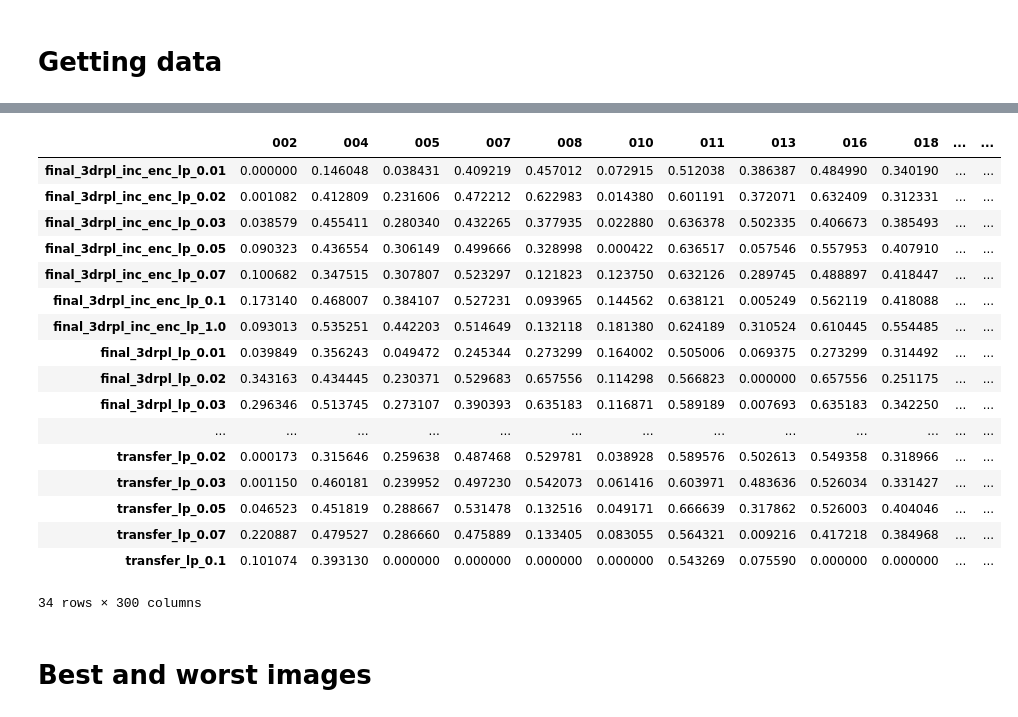
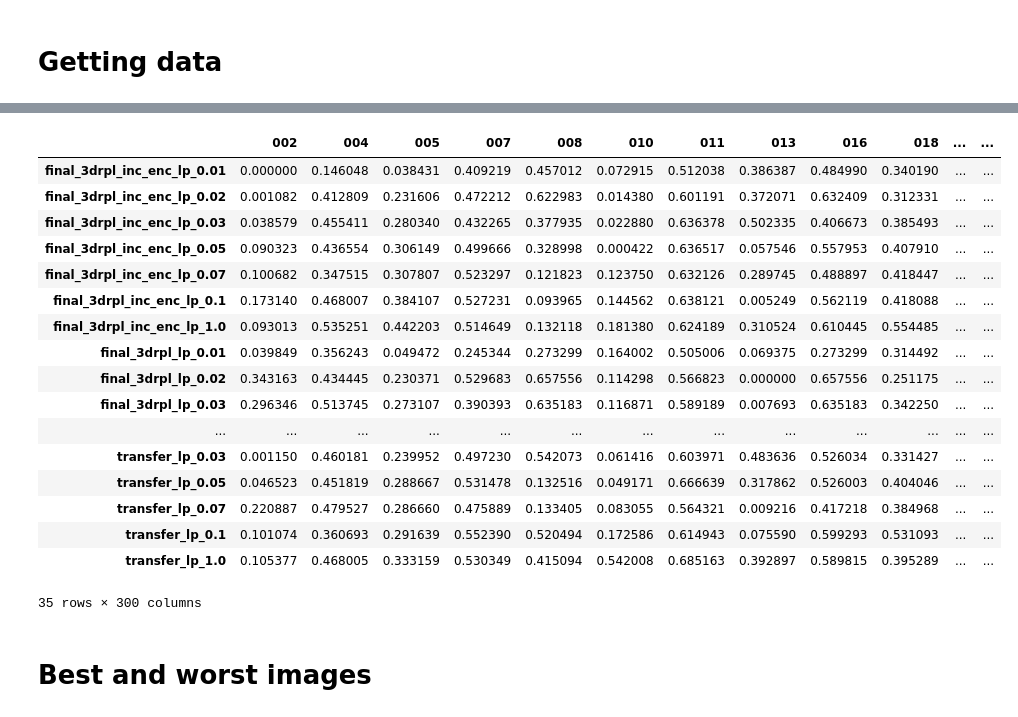
Before and after one commit to Bachelor-Tortured-Rats/TorturedRats, a Jupyter notebook: notebooks/test_performance_analysis.ipynb, the cells around one changed output, grey strips where cells are left out. Saved outputs shown, nothing was run; the diff lists cells and outputs as text; code cells hidden in the pictures.

```diff
--- a/notebooks/test_performance_analysis.ipynb
+++ b/notebooks/test_performance_analysis.ipynb
@@ -44,3 +44,4 @@ runs_df.to_csv("project.csv")
 # %%
 # when saved
-runs_df = pd.read_csv("project.csv")
+runs_df = pd.read_pickle("wandb_data.pkl")
+runs_df.head()
@@ -70,27 +96,27 @@ for group in groups_list:
         samples_values.append(filename_dice_dict_pr_group[group].get(sample,0))
     data.append(samples_values)
 # %%
-df = pd.DataFrame(data, groups_list,[e[-10:-7] for e in samples_list])
-df
+test_dice_df = pd.DataFrame(data, groups_list,[e[-10:-7] for e in samples_list])
+test_dice_df
 # %% [output]
 |  | 002 | 004 | 005 | 007 | 008 | 010 | 011 | 013 | 016 | 018 | ... | ... |
 | final_3drpl_inc_enc_lp_0.01 | 0.000000 | 0.146048 | 0.038431 | 0.409219 | 0.457012 | 0.072915 | 0.512038 | 0.386387 | 0.484990 | 0.340190 | ... | ... |
 | final_3drpl_inc_enc_lp_0.02 | 0.001082 | 0.412809 | 0.231606 | 0.472212 | 0.622983 | 0.014380 | 0.601191 | 0.372071 | 0.632409 | 0.312331 | ... | ... |
 | final_3drpl_inc_enc_lp_0.03 | 0.038579 | 0.455411 | 0.280340 | 0.432265 | 0.377935 | 0.022880 | 0.636378 | 0.502335 | 0.406673 | 0.385493 | ... | ... |
 | final_3drpl_inc_enc_lp_0.05 | 0.090323 | 0.436554 | 0.306149 | 0.499666 | 0.328998 | 0.000422 | 0.636517 | 0.057546 | 0.557953 | 0.407910 | ... | ... |
 | final_3drpl_inc_enc_lp_0.07 | 0.100682 | 0.347515 | 0.307807 | 0.523297 | 0.121823 | 0.123750 | 0.632126 | 0.289745 | 0.488897 | 0.418447 | ... | ... |
 | final_3drpl_inc_enc_lp_0.1 | 0.173140 | 0.468007 | 0.384107 | 0.527231 | 0.093965 | 0.144562 | 0.638121 | 0.005249 | 0.562119 | 0.418088 | ... | ... |
 | final_3drpl_inc_enc_lp_1.0 | 0.093013 | 0.535251 | 0.442203 | 0.514649 | 0.132118 | 0.181380 | 0.624189 | 0.310524 | 0.610445 | 0.554485 | ... | ... |
 | final_3drpl_lp_0.01 | 0.039849 | 0.356243 | 0.049472 | 0.245344 | 0.273299 | 0.164002 | 0.505006 | 0.069375 | 0.273299 | 0.314492 | ... | ... |
 | final_3drpl_lp_0.02 | 0.343163 | 0.434445 | 0.230371 | 0.529683 | 0.657556 | 0.114298 | 0.566823 | 0.000000 | 0.657556 | 0.251175 | ... | ... |
 | final_3drpl_lp_0.03 | 0.296346 | 0.513745 | 0.273107 | 0.390393 | 0.635183 | 0.116871 | 0.589189 | 0.007693 | 0.635183 | 0.342250 | ... | ... |
 | ... | ... | ... | ... | ... | ... | ... | ... | ... | ... | ... | ... | ... |
-| transfer_lp_0.02 | 0.000173 | 0.315646 | 0.259638 | 0.487468 | 0.529781 | 0.038928 | 0.589576 | 0.502613 | 0.549358 | 0.318966 | ... | ... |
 | transfer_lp_0.03 | 0.001150 | 0.460181 | 0.239952 | 0.497230 | 0.542073 | 0.061416 | 0.603971 | 0.483636 | 0.526034 | 0.331427 | ... | ... |
 | transfer_lp_0.05 | 0.046523 | 0.451819 | 0.288667 | 0.531478 | 0.132516 | 0.049171 | 0.666639 | 0.317862 | 0.526003 | 0.404046 | ... | ... |
 | transfer_lp_0.07 | 0.220887 | 0.479527 | 0.286660 | 0.475889 | 0.133405 | 0.083055 | 0.564321 | 0.009216 | 0.417218 | 0.384968 | ... | ... |
-| transfer_lp_0.1 | 0.101074 | 0.393130 | 0.000000 | 0.000000 | 0.000000 | 0.000000 | 0.543269 | 0.075590 | 0.000000 | 0.000000 | ... | ... |
+| transfer_lp_0.1 | 0.101074 | 0.360693 | 0.291639 | 0.552390 | 0.520494 | 0.172586 | 0.614943 | 0.075590 | 0.599293 | 0.531093 | ... | ... |
+| transfer_lp_1.0 | 0.105377 | 0.468005 | 0.333159 | 0.530349 | 0.415094 | 0.542008 | 0.685163 | 0.392897 | 0.589815 | 0.395289 | ... | ... |
-34 rows × 300 columns
+35 rows × 300 columns
 # %% [markdown]
 # Best and worst images
 # %%
```
Also changed, not shown: parts of 9 cells of this notebook, 2 other files.
